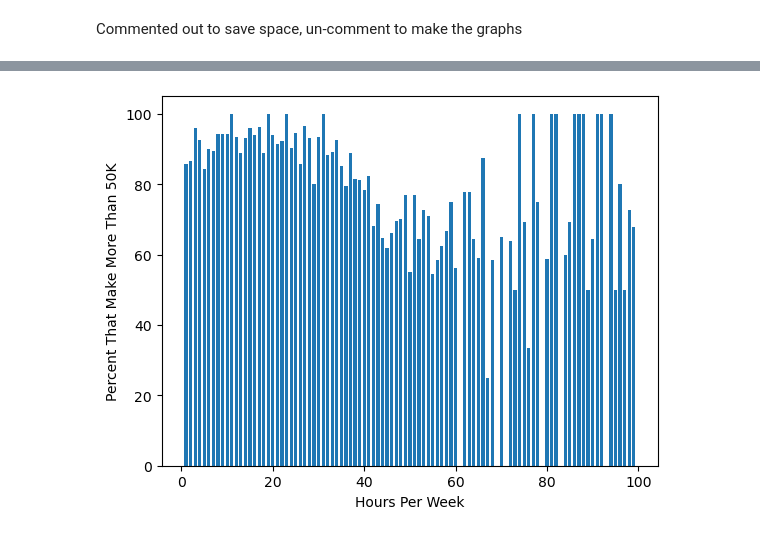
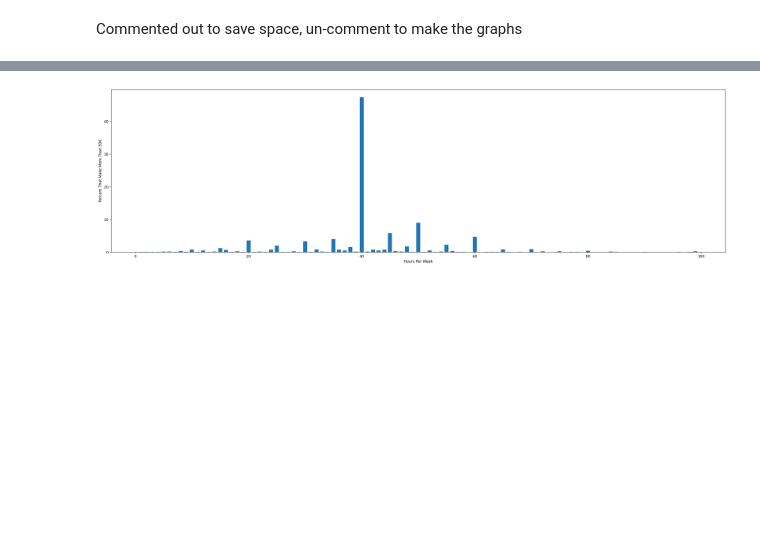
Before and after one commit to JohnJack-Lynch/PPL-Final-Project, a Jupyter notebook: pplFinalNotebookJRL_RH.ipynb, the cells around one changed output, grey strips where cells are left out. Cells and saved outputs as stored; diff of their text form; code cells hidden in the pictures; blank space fills up the shorter version.

```diff
--- a/pplFinalNotebookJRL_RH.ipynb
+++ b/pplFinalNotebookJRL_RH.ipynb
@@ -52,6 +52,7 @@ df.replace(' >50K', 0, inplace=True)
 df.replace(' <=50K', 1, inplace=True)
 
 df.drop(['relationship'], axis=1, inplace=True)
+df.drop(['fnlwgt'], axis=1, inplace=True)
 
 #display(df)
 
@@ -100,14 +107,16 @@ edgroups['population-percent'] = ((edgroups['count'] / len(df)) * 100).round(2)
 # %%
+plt.figure(figsize = (30,8))
+
 hoursgroups = df.groupby('hours-per-week')['income'].agg(['mean', 'count']).reset_index()
 
 hoursgroups['percent-over-50k'] = (hoursgroups['mean'] * 100).round(2)
 hoursgroups['population-percent'] = ((hoursgroups['count'] / len(df)) * 100).round(2)
 
-plt.bar(hoursgroups['hours-per-week'], hoursgroups['percent-over-50k'], width=0.7)
+plt.bar(hoursgroups['hours-per-week'], hoursgroups['population-percent'], width=0.7)
 
 plt.xlabel("Hours Per Week")
 plt.ylabel("Percent That Make More Than 50K")
 plt.show()
 # %% [output]
-[figure, old version]
+[figure, new version]
 # %%
```
Also changed, not shown: parts of 8 cells of this notebook.
